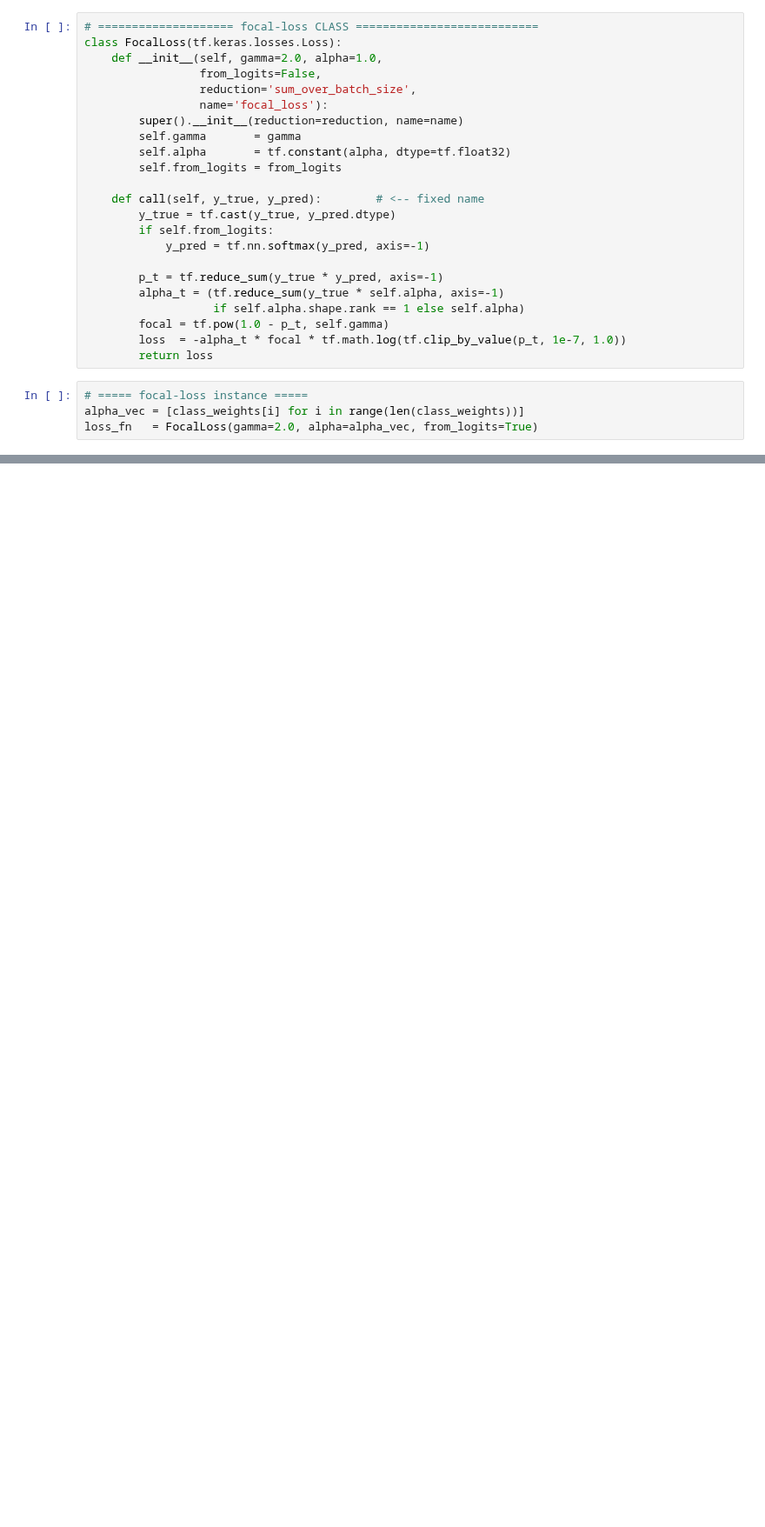
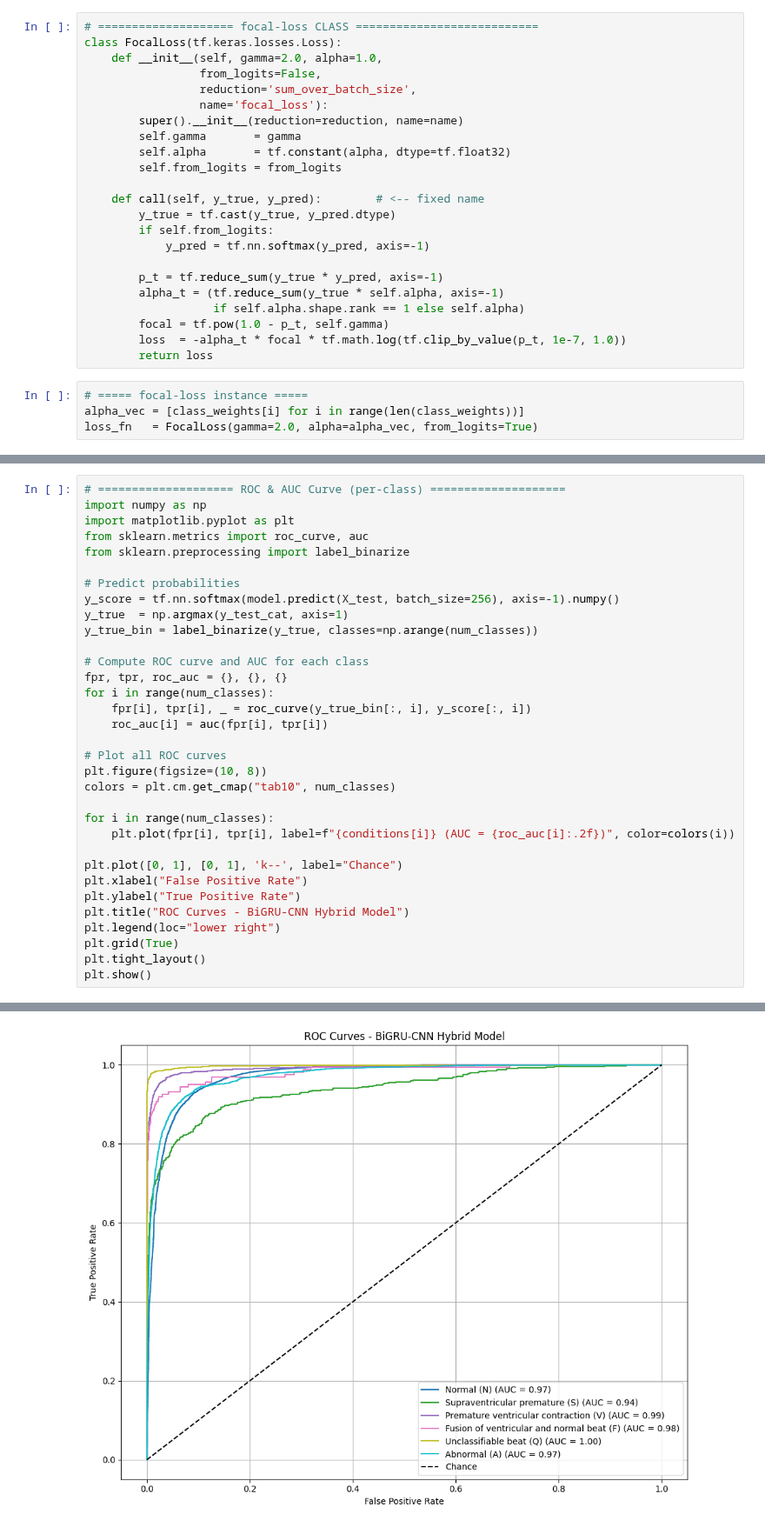
Before and after one commit to arilui/EKGenie, a Jupyter notebook: GrunCnn.ipynb, the cells around one changed output, grey strips where cells are left out. Shown at 87% size. Cells and saved outputs as stored; diff of their text form; blank space fills up the shorter version.

```diff
--- a/GrunCnn.ipynb
+++ b/GrunCnn.ipynb
@@ -294,0 +293,34 @@ pd.DataFrame(report).T
+# %%
+# ==================== ROC & AUC Curve (per-class) ====================
+import numpy as np
+import matplotlib.pyplot as plt
+from sklearn.metrics import roc_curve, auc
+from sklearn.preprocessing import label_binarize
+
+# Predict probabilities
+y_score = tf.nn.softmax(model.predict(X_test, batch_size=256), axis=-1).numpy()
+y_true  = np.argmax(y_test_cat, axis=1)
+y_true_bin = label_binarize(y_true, classes=np.arange(num_classes))
+
+# Compute ROC curve and AUC for each class
+fpr, tpr, roc_auc = {}, {}, {}
+for i in range(num_classes):
+    fpr[i], tpr[i], _ = roc_curve(y_true_bin[:, i], y_score[:, i])
+    roc_auc[i] = auc(fpr[i], tpr[i])
+
+# Plot all ROC curves
+plt.figure(figsize=(10, 8))
+colors = plt.cm.get_cmap("tab10", num_classes)
+
+for i in range(num_classes):
+    plt.plot(fpr[i], tpr[i], label=f"{conditions[i]} (AUC = {roc_auc[i]:.2f})", color=colors(i))
+
+plt.plot([0, 1], [0, 1], 'k--', label="Chance")
+plt.xlabel("False Positive Rate")
+plt.ylabel("True Positive Rate")
+plt.title("ROC Curves - BiGRU-CNN Hybrid Model")
+plt.legend(loc="lower right")
+plt.grid(True)
+plt.tight_layout()
+plt.show()
+# %% [output]
@@ -294,0 +328 @@ pd.DataFrame(report).T
+[figure, added]
```
Also changed, not shown: parts of 4 cells of this notebook, 5 other files.
